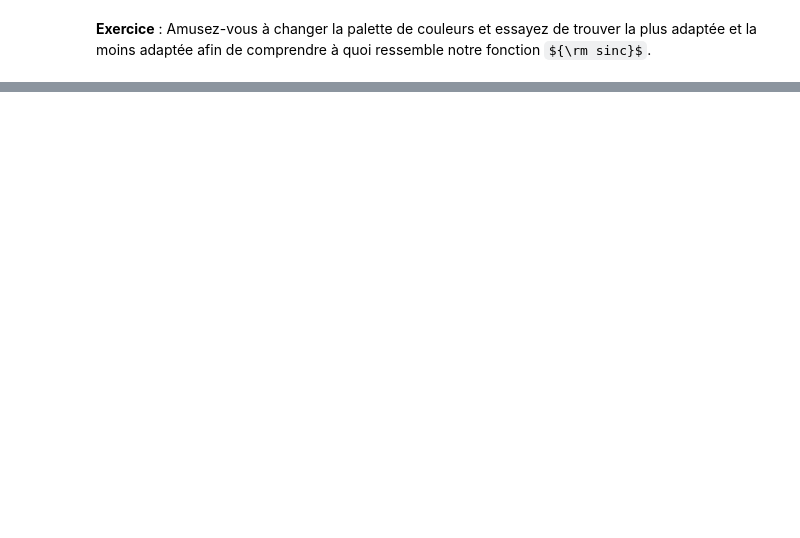
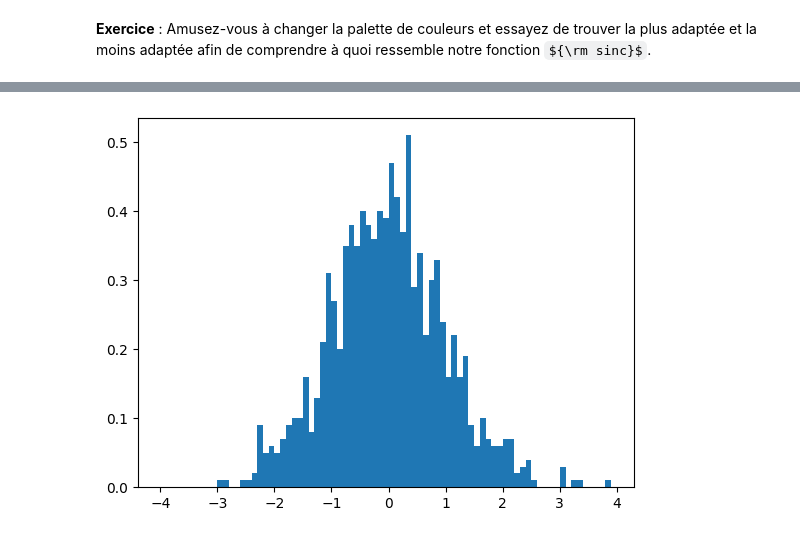
Before and after one commit to bsaintmichel/python-zero, a Jupyter notebook: Application_B_Matplotlib.ipynb, the cells around one changed output, grey strips where cells are left out. Saved outputs shown, nothing was run; the diff lists cells and outputs as text; code cells hidden in the pictures; some formulas as TeX source; blank space fills up the shorter version.

```diff
--- a/Application_B_Matplotlib.ipynb
+++ b/Application_B_Matplotlib.ipynb
@@ -331,0 +372,10 @@ Par défaut, l'échelle de couleurs s'étend de
+# %%
+import numpy as np
+import matplotlib.pyplot as plt
+
+dat = np.random.normal(scale=1, size=int(1e3))
+
+fig, ax = plt.subplots()
+counts, bins, my_hist = ax.hist(dat, bins=np.arange(-4,4,0.1), density=True) # bins and counts are also returned if you want to use them
+# %% [output]
+[figure, added]
```
Also changed, not shown: parts of 19 cells of this notebook, 3 other files.
